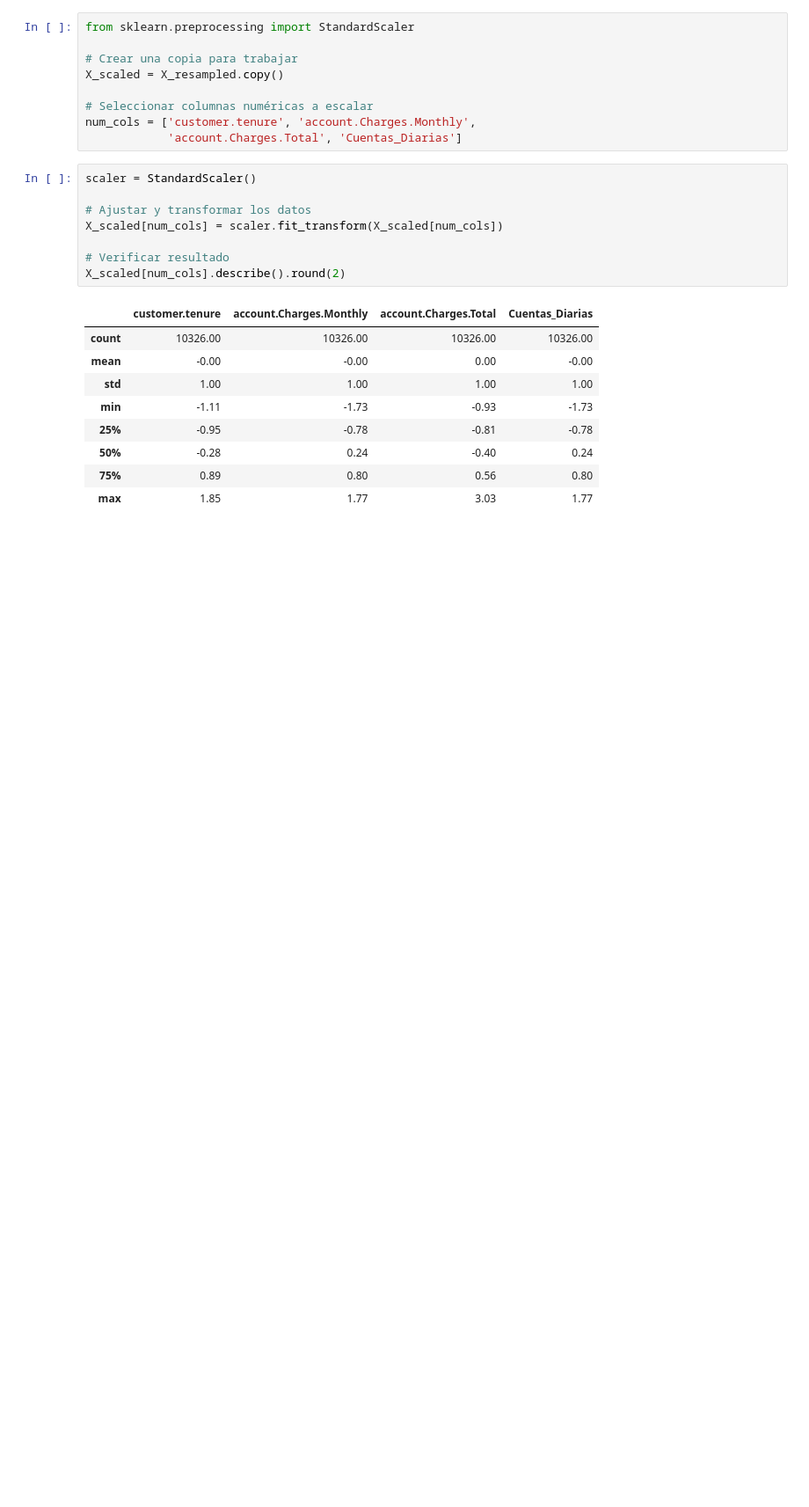
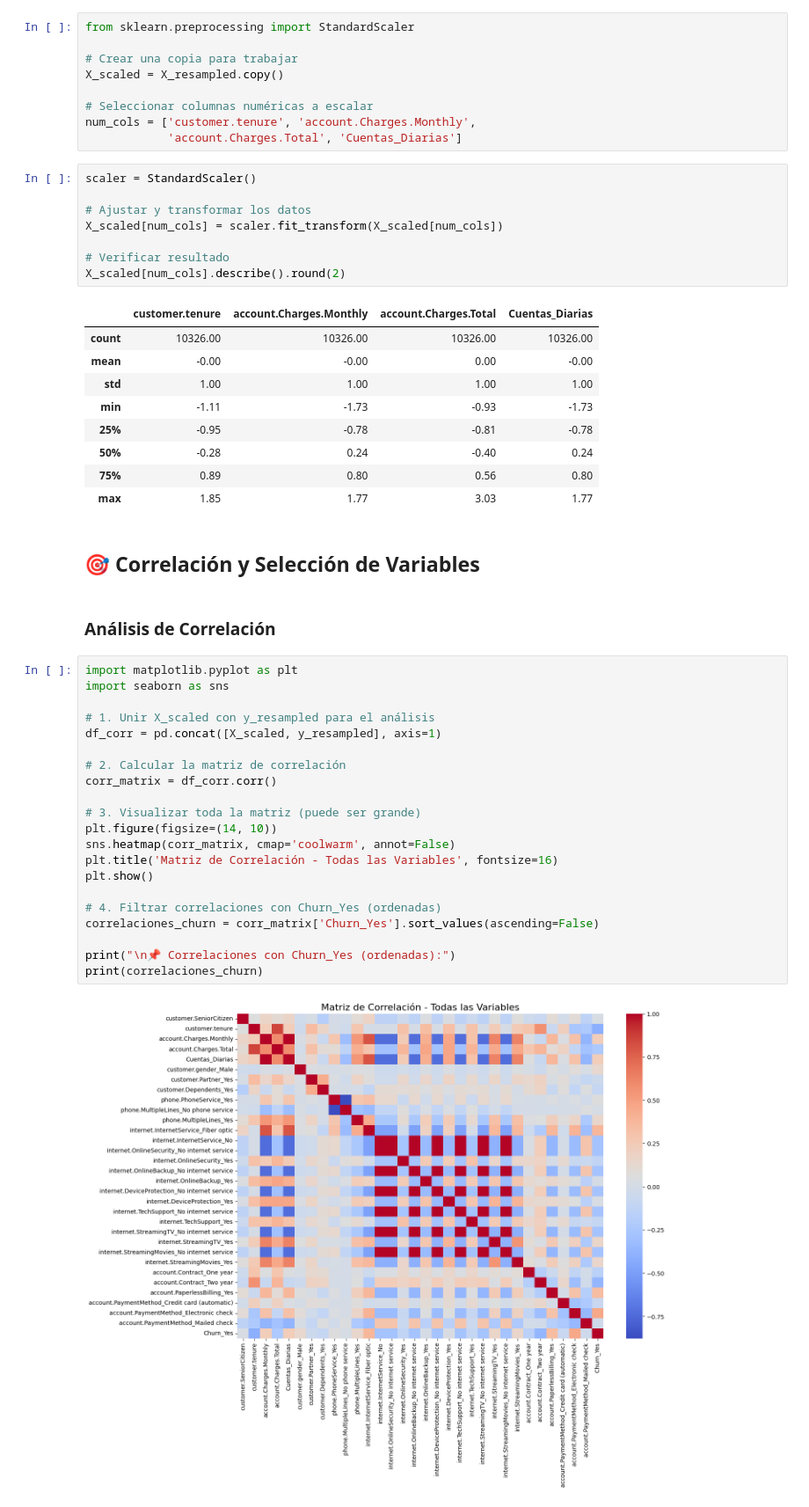
Before and after one commit to xsebasx3/TelecomX-parte-2, a Jupyter notebook: telecomx_parte2.ipynb, the cells around one changed output. Shown at 88% size. Drawn from its saved outputs; the diff is of its cells as text; blank space fills up the shorter version.

Commit message:
Correlación y Selección de Variables

```diff
--- a/telecomx_parte2.ipynb
+++ b/telecomx_parte2.ipynb
@@ -165,3 +165,30 @@ X_scaled[num_cols].describe().round(2)
 | 50% | -0.28 | 0.24 | -0.40 | 0.24 |
 | 75% | 0.89 | 0.80 | 0.56 | 0.80 |
 | max | 1.85 | 1.77 | 3.03 | 1.77 |
+# %% [markdown]
+## 🎯 Correlación y Selección de Variables
+# %% [markdown]
+### Análisis de Correlación
+# %%
+import matplotlib.pyplot as plt
+import seaborn as sns
+
+# 1. Unir X_scaled con y_resampled para el análisis
+df_corr = pd.concat([X_scaled, y_resampled], axis=1)
+
+# 2. Calcular la matriz de correlación
+corr_matrix = df_corr.corr()
+
+# 3. Visualizar toda la matriz (puede ser grande)
+plt.figure(figsize=(14, 10))
+sns.heatmap(corr_matrix, cmap='coolwarm', annot=False)
+plt.title('Matriz de Correlación - Todas las Variables', fontsize=16)
+plt.show()
+
+# 4. Filtrar correlaciones con Churn_Yes (ordenadas)
+correlaciones_churn = corr_matrix['Churn_Yes'].sort_values(ascending=False)
+
+print("\n📌 Correlaciones con Churn_Yes (ordenadas):")
+print(correlaciones_churn)
+# %% [output]
+[figure, added]
```
Also changed, not shown: parts of 4 cells of this notebook.
